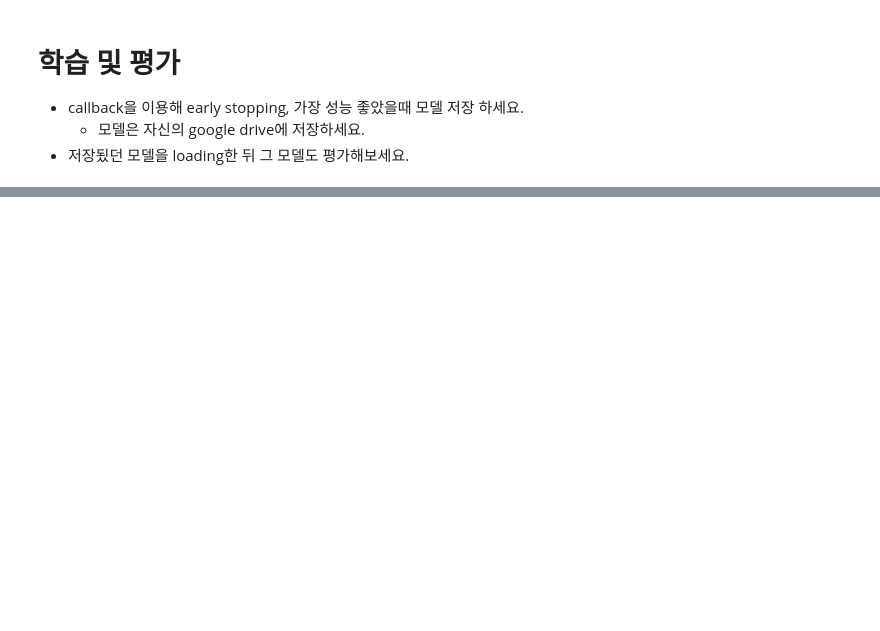
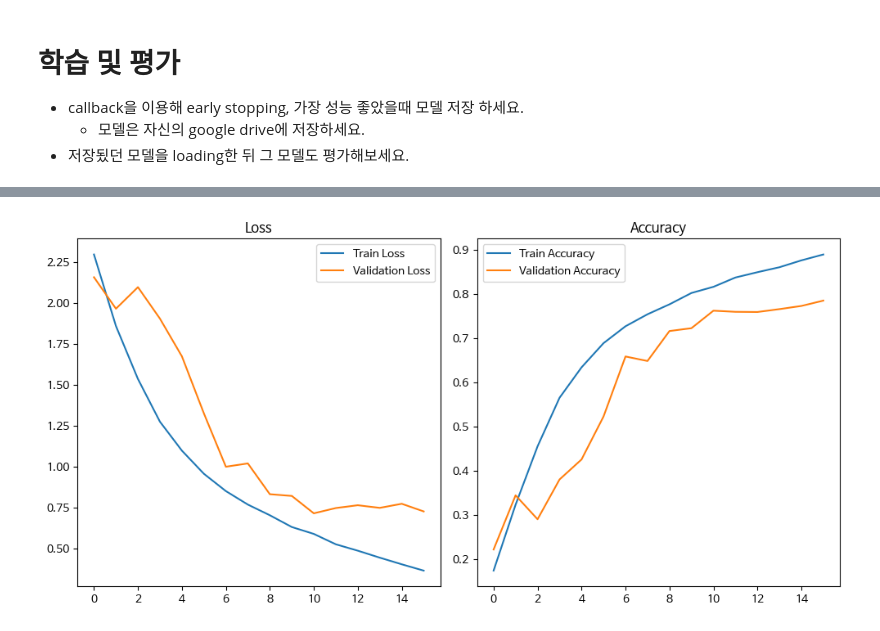
Before and after one commit to aaingyunii/Bootcamp_DeepLearning, a Jupyter notebook: 07_TODO_cifar10_CNN_template.ipynb, the cells around one changed output, grey strips where cells are left out. Saved outputs shown, nothing was run; the diff lists cells and outputs as text; code cells hidden in the pictures; blank space fills up the shorter version.

```diff
--- a/07_TODO_cifar10_CNN_template.ipynb
+++ b/07_TODO_cifar10_CNN_template.ipynb
@@ -50,0 +282,24 @@ class_names = np.array(['비행기', '자동차', '새', '고양이', '사슴',
+# %%
+# model2 = get_cifar10_cnn_model(LEARNING_RATE)
+model2 = get_cifar10_cnn_model()
+# %%
+# CALLBACK
+import os
+
+SAVE_MODEL_PATH = "/content/drive/MyDrive/SAVED_MODELS_TODO"
+SAVE_PATH = os.path.join(SAVE_MODEL_PATH, 'CIFAR10_CNN_MODEL_CALLBACK')
+
+# .ModelCheckpoint() : 학습 도중 한 에폭이 끝나면 모델을 저장
+mc_callback = keras.callbacks.ModelCheckpoint(filepath=SAVE_PATH,
+                                              save_best_only=True,
+                                              verbose=1
+                                              )
+
+# .EarlyStopping() : 조기종료, 성능이 개선되지 않으면 지정한 에폭을 다 하지 않고도 중간에 종료시키는 콜백.
+early_stop_callback = keras.callbacks.EarlyStopping(monitor='val_loss',
+                                                    patience=5,
+                                                    verbose=1
+                                                    )
+
+hist = model2.fit(train_dataset, epochs=N_EPOCH, validation_data=test_dataset,
+                  callbacks=[mc_callback, early_stop_callback])
@@ -50,0 +343,4 @@ class_names = np.array(['비행기', '자동차', '새', '고양이', '사슴',
+# %%
+plot_result(hist)
+# %% [output]
+[figure, added]
```
Also changed, not shown: parts of 24 cells of this notebook.
